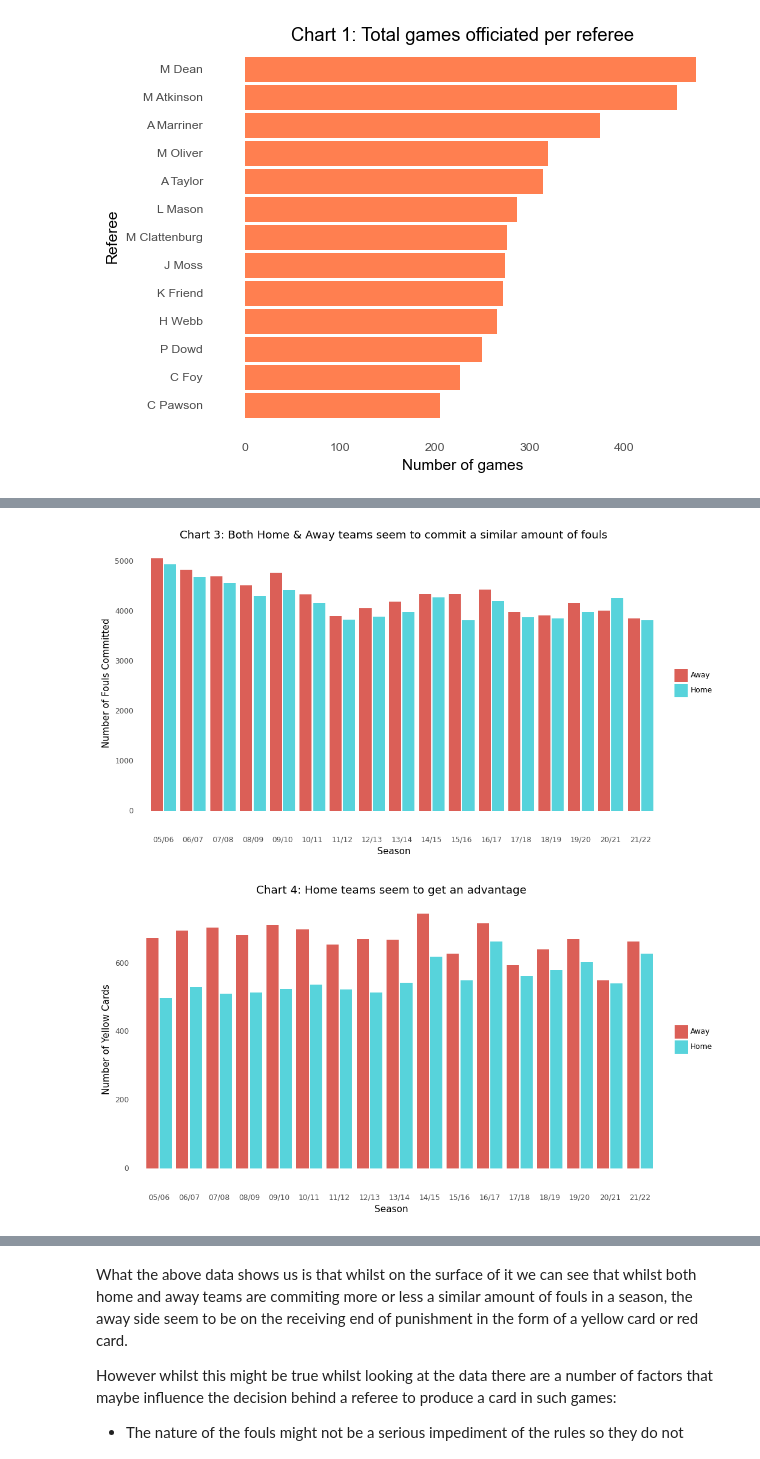
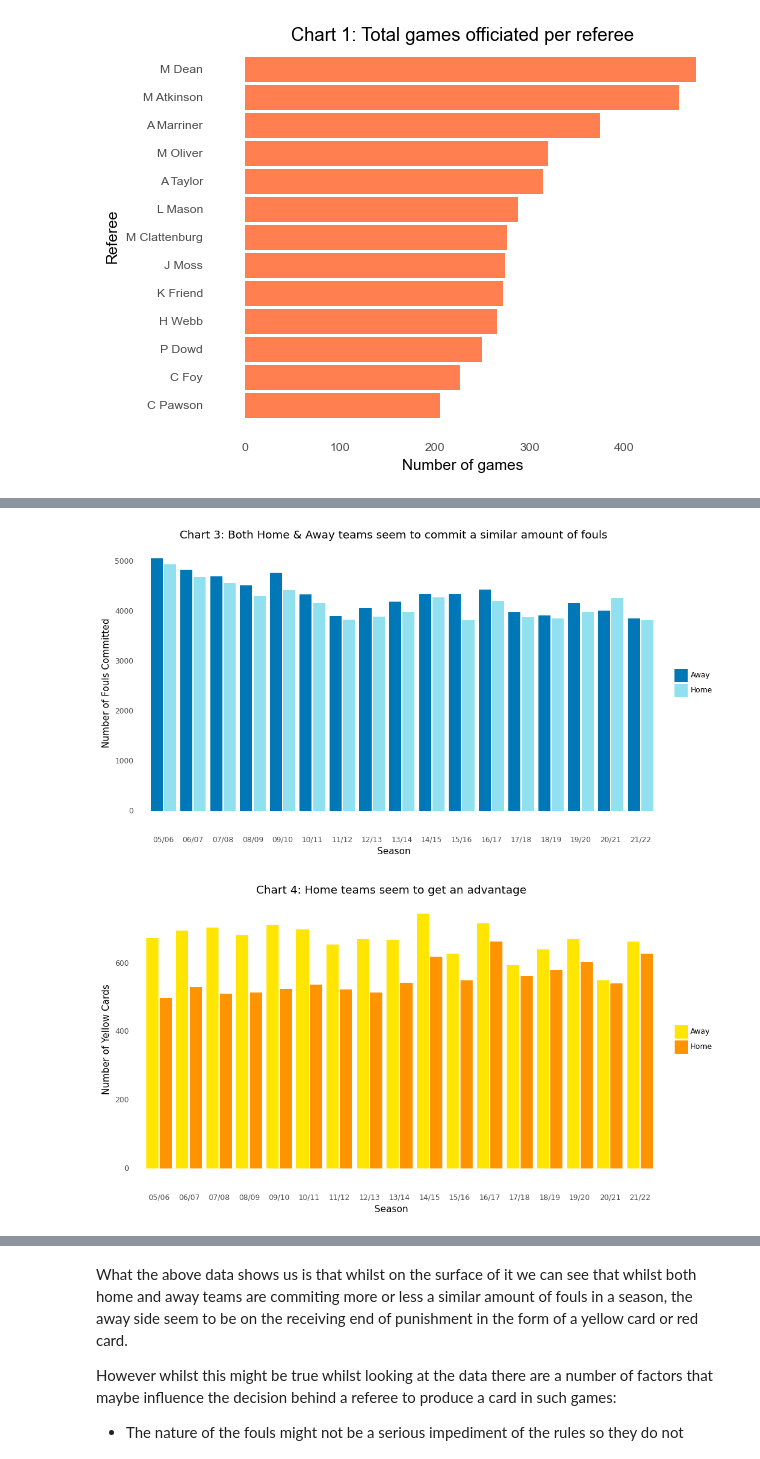
Before and after one commit to viswambaran/ASMM, a Jupyter notebook: Summative2/ASMMReport.ipynb, the cells around one changed output, grey strips where cells are left out. Saved outputs shown, nothing was run; the diff lists cells and outputs as text; code cells hidden in the pictures.

```diff
--- a/Summative2/ASMMReport.ipynb
+++ b/Summative2/ASMMReport.ipynb
@@ -55,6 +55,11 @@ import os
 from plotnine import *
 import seaborn as sns
 from scipy import stats
+import statsmodels.api as sm
+import statsmodels.formula.api as smf
+from statsmodels.graphics.factorplots import interaction_plot
+from scipy.stats import chi2_contingency
+from scipy.stats import chi2
 import matplotlib.pyplot as plt
 import plotly.express as px
 
@@ -116,6 +121,12 @@ df['Total_Away_Cards'] = df['AY'] + df['AR']
 ## Removing latest season as season not finished
 df = df[df.Season != "22/23"]
 
+# Replacing some names as seem to be incomplete from older seasons
+df.replace('D Gallaghe', 'D Gallagher', inplace=True)
+df.replace('D Gallagh', 'D Gallagher', inplace=True)
+df.replace('Mn Atkinson', 'M Atkinson', inplace=True)
+df.replace('l Mason', 'L Mason', inplace=True)
+
 df.dropna(inplace=True)
 df.isna().sum()
 # %% [output]
@@ -412,32 +424,34 @@ TotalFouls = df.groupby('Season').agg(
               legend_position='right',
               figure_size=(11, 6),
               panel_grid_major=element_blank(),
-              panel_grid_minor=element_blank())+
+              panel_grid_minor=element_blank()) +
+              scale_fill_manual(values= ["#0077b6", "#90e0ef"]) +
               ylab("Number of Fouls Committed")+
               ggtitle("Chart 3: Both Home & Away teams seem to commit a similar amount of fouls")).draw();
 # %% [output]
-[figure, old version]
+[figure, new version]
 # %%
 ## Yellow cards per year split by Home/Away
 Ycards_by_year = df.groupby('Season').agg(
     Home = pd.NamedAgg(column='HY', aggfunc=sum),
     Away = pd.NamedAgg(column='AY', aggfunc=sum)
 ).reset_index().melt(id_vars=['Season'], ignore_index=True)
 
 ## Plot the Yellow cards per season
 (ggplot(data=Ycards_by_year,
         mapping=aes(x='Season', y='value', fill='variable')) +
         geom_col(position = position_dodge2()) +
         theme_minimal() +
         ylab("Number of Yellow Cards") +
         theme(legend_title=element_blank(),
               legend_position='right',
               figure_size=(11, 6),
               panel_grid_major=element_blank(),
               panel_grid_minor=element_blank()) +
+              scale_fill_manual(values= ["#ffe500", "#ff9400"]) +
         ggtitle("Chart 4: Home teams seem to get an advantage")).draw();
 # %% [output]
-[figure, old version]
+[figure, new version]
 # %%
 ## Get Red cards per year split by Home/Away
 
```
Also changed, not shown: parts of 9 cells of this notebook.
